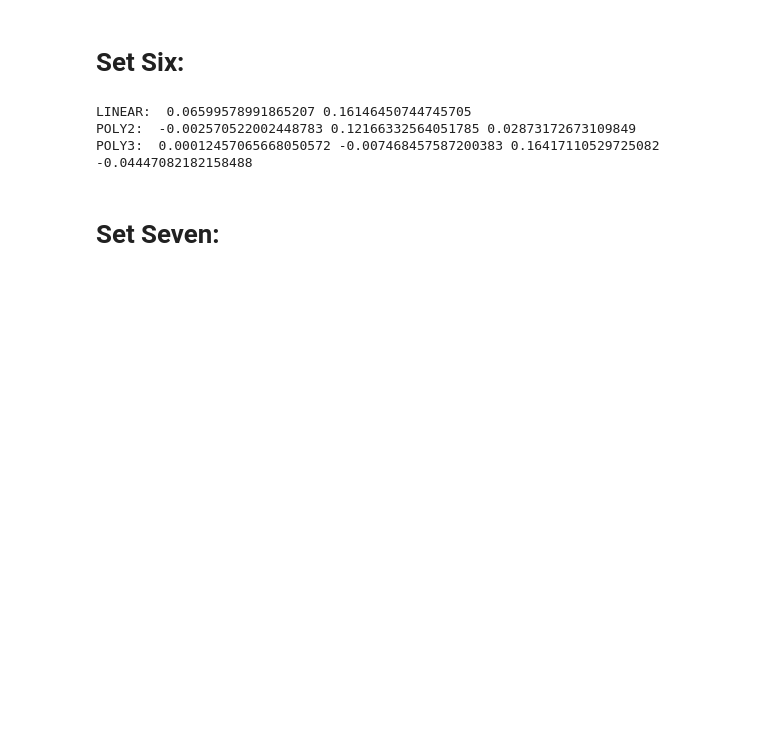
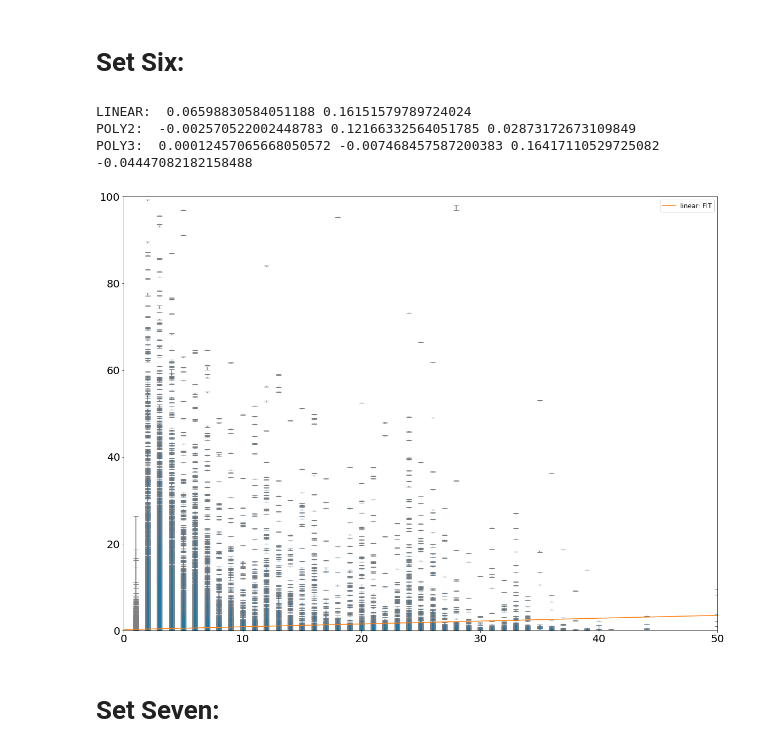
Before and after one commit to Firsttimecoding/Github-PHYS20323, a Jupyter notebook: homework/Week11_HWb.ipynb, the cells around one changed output. Saved outputs shown, nothing was run; the diff lists cells and outputs as text; code cells hidden in the pictures; blank space fills up the shorter version.

```diff
--- a/homework/Week11_HWb.ipynb
+++ b/homework/Week11_HWb.ipynb
@@ -581,38 +583,42 @@ print("LINEAR: ",slope_6, intercept_6)
 
 ## Polynomial degree 2 Fit:
 
-param6_1_1, param6_2_1, param6_3_1 = mcFit3(poly2, star['NVISITS'][cut7], star['VSCATTER'][cut7], star['VERR'][cut7], 0)
+#param6_1_1, param6_2_1, param6_3_1 = mcFit3(poly2, star['NVISITS'][cut7], star['VSCATTER'][cut7], star['VERR'][cut7], 0)
 print("POLY2: ", param6_1_1, param6_2_1, param6_3_1)
 
 ## Polynomial degree 3 Fit:
 
-param6_1_2, param6_2_2, param6_3_2, param6_4_2 = mcFit4(poly3, star['NVISITS'][cut7], star['VSCATTER'][cut7], star['VERR'][cut7], 0)
+#param6_1_2, param6_2_2, param6_3_2, param6_4_2 = mcFit4(poly3, star['NVISITS'][cut7], star['VSCATTER'][cut7], star['VERR'][cut7], 0)
 print("POLY3: ", param6_1_2, param6_2_2, param6_3_2, param6_4_2)
 
 ## Cosine Fit:
 
 #param6_1_3, param6_2_3, param6_3_3, param6_4_3 = mcFit4(cosfit, star['NVISITS'][cut7], star['VSCATTER'][cut7], star['VERR'][cut7], 0)
 #print("COSFIT: ", param6_1_3, param6_2_3, param6_3_3, param6_4_3)
 
 
 
 
 # PLOT FITS
 x_plot_6 = np.linspace(-5,400,1000) # X-PLOTING FOR FITS
 #linear fit:
 ax_7.plot(x_plot_6,linear(x_plot_5, slope_6, intercept_6), label='linear: FIT')
 #poly2 fit:
-ax_7.plot(x_plot_6,poly2(x_plot_5, param6_1_1, param6_2_1, param6_3_1), label='poly2: FIT')
+#ax_7.plot(x_plot_6,poly2(x_plot_5, param6_1_1, param6_2_1, param6_3_1), label='poly2: FIT')
 #poly3 fit:
-ax_7.plot(x_plot_6,poly3(x_plot_5, param6_1_2, param6_2_2, param6_3_2, param6_4_2), label='poly3: FIT')
+#ax_7.plot(x_plot_6,poly3(x_plot_5, param6_1_2, param6_2_2, param6_3_2, param6_4_2), label='poly3: FIT')
 #cosine fit:
 #ax_7.plot(x_plot_6,cosfit(x_plot_5, param6_1_3, param6_2_3, param6_3_3, param6_4_3), label='cosfit: FIT')
 
+ax_7.set_xlim(0,50)
+ax_7.set_ylim(0,100)
+
 plt.legend(loc='best', fontsize=12)
 plt.show()
 # %% [output]
-LINEAR:  0.06599578991865207 0.16146450744745705
+LINEAR:  0.06598830584051188 0.16151579789724024
 POLY2:  -0.002570522002448783 0.12166332564051785 0.02873172673109849
 POLY3:  0.00012457065668050572 -0.007468457587200383 0.16417110529725082 -0.04447082182158488
+[figure, added]
 # %% [markdown]
 # Set Seven:
```
Also changed, not shown: parts of 2 cells of this notebook.
